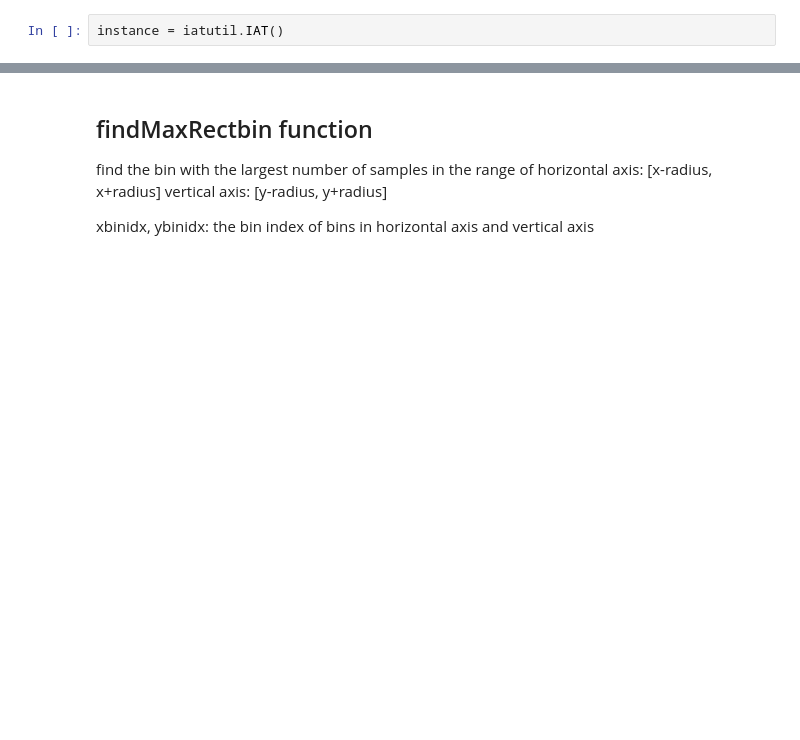
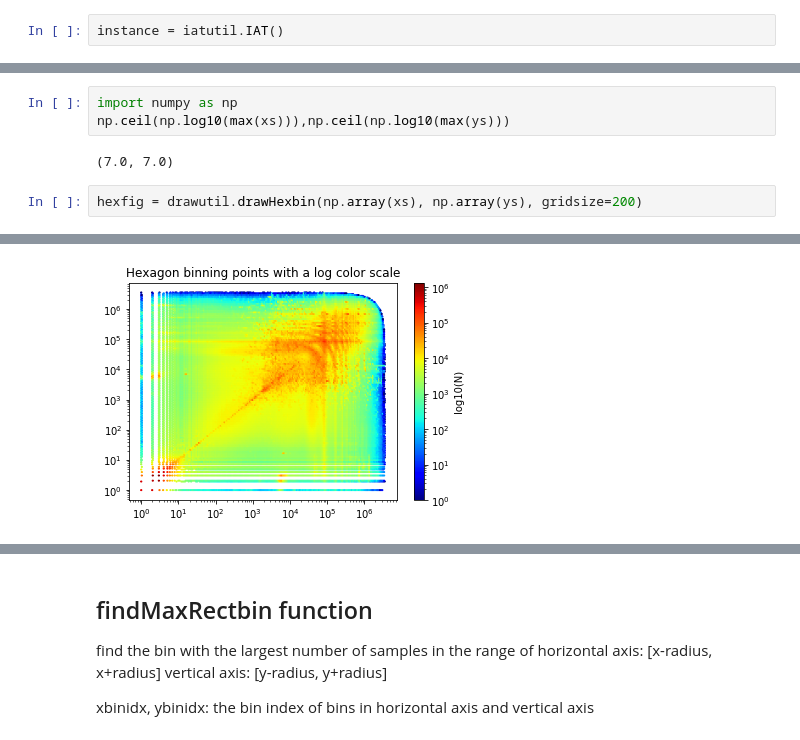
Before and after one commit to sunxiaobing1999/spartan2, a Jupyter notebook: live-tutorials/iat_realrun.ipynb, the cells around one changed output, grey strips where cells are left out. Cells and saved outputs as stored; diff of their text form; blank space fills up the shorter version.

```diff
--- a/live-tutorials/iat_realrun.ipynb
+++ b/live-tutorials/iat_realrun.ipynb
@@ -68,0 +44,8 @@ len(xs), len(ys)
+# %%
+import numpy as np
+np.ceil(np.log10(max(xs))),np.ceil(np.log10(max(ys)))
+# %% [output]
+(7.0, 7.0)
+# %%
+hexfig = drawutil.drawHexbin(np.array(xs), np.array(ys), gridsize=200)
+# %% [output]
@@ -69 +56,2 @@ len(xs), len(ys)
+[figure, added]
 # %%
```
Also changed, not shown: parts of 10 cells of this notebook, 4 other files.
